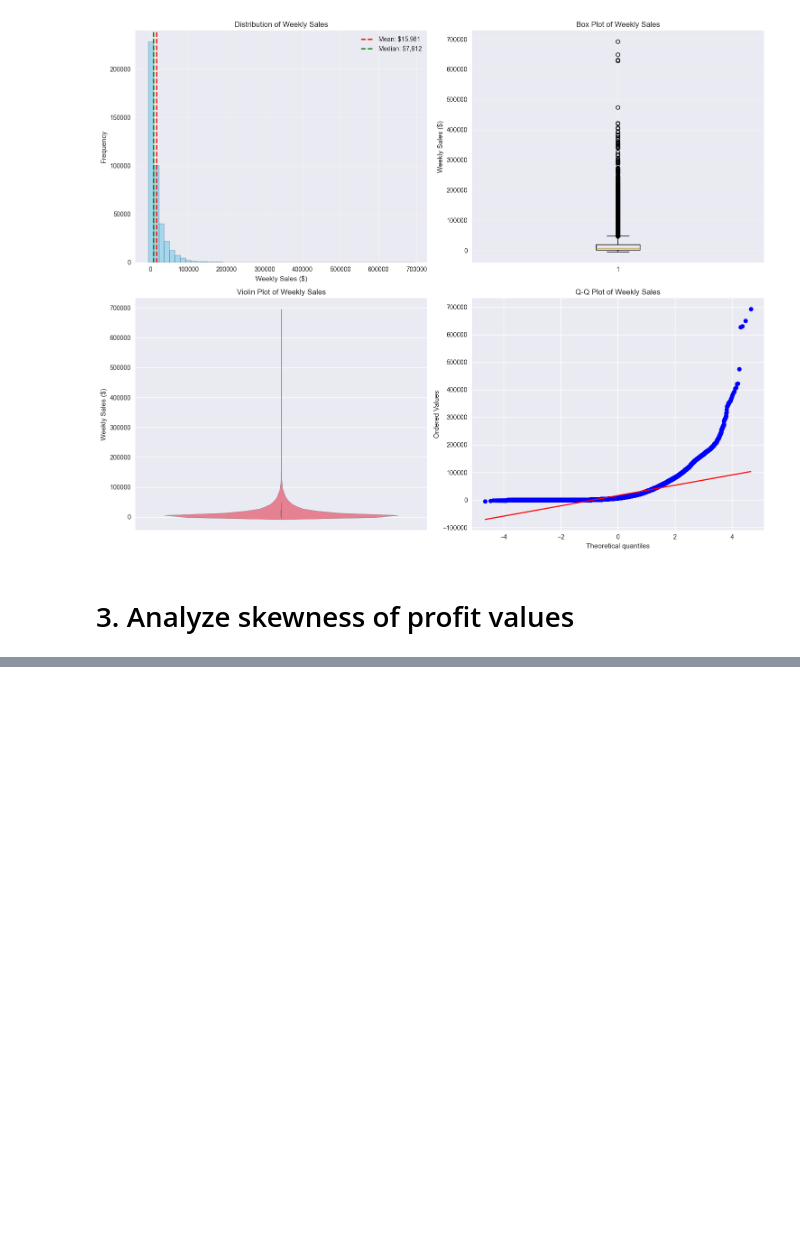
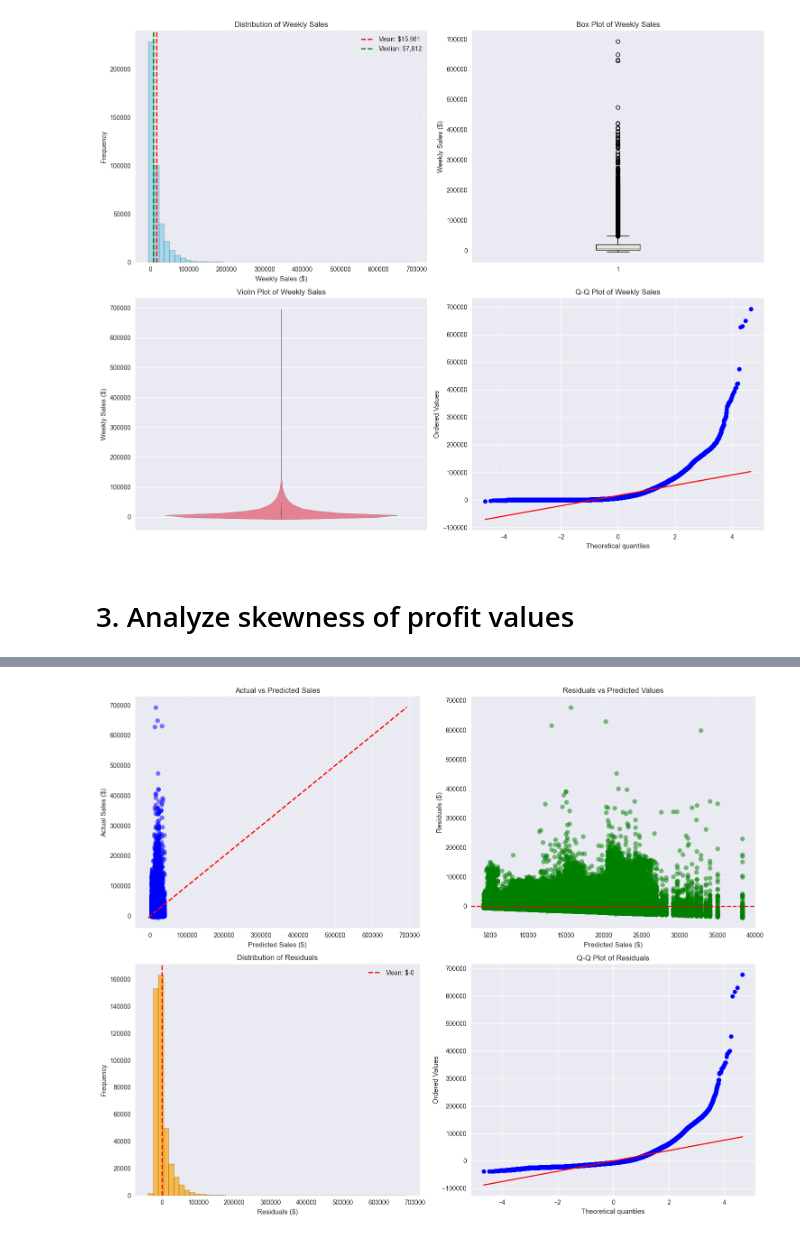
Before and after one commit to Mpitula/Retail-Sales-Forecasting-Statistical-Analysis, a Jupyter notebook: main.ipynb, the cells around one changed output, grey strips where cells are left out. Cells and saved outputs as stored; diff of their text form; code cells hidden in the pictures; blank space fills up the shorter version.

```diff
--- a/main.ipynb
+++ b/main.ipynb
@@ -239,0 +635,38 @@ Unemployment: Skewness = 1.1837
+# %%
+# Visualize regression results and residuals
+fig, axes = plt.subplots(2, 2, figsize=(15, 12))
+
+# Actual vs Predicted
+axes[0,0].scatter(y_pred, y, alpha=0.5, color='blue')
+axes[0,0].plot([y.min(), y.max()], [y.min(), y.max()], 'r--', lw=2)
+axes[0,0].set_xlabel('Predicted Sales ($)')
+axes[0,0].set_ylabel('Actual Sales ($)')
+axes[0,0].set_title('Actual vs Predicted Sales')
+axes[0,0].grid(True, alpha=0.3)
+
+# Residuals vs Predicted
+axes[0,1].scatter(y_pred, residuals, alpha=0.5, color='green')
+axes[0,1].axhline(y=0, color='r', linestyle='--')
+axes[0,1].set_xlabel('Predicted Sales ($)')
+axes[0,1].set_ylabel('Residuals ($)')
+axes[0,1].set_title('Residuals vs Predicted Values')
+axes[0,1].grid(True, alpha=0.3)
+
+# Distribution of residuals
+axes[1,0].hist(residuals, bins=50, alpha=0.7, color='orange', edgecolor='black')
+axes[1,0].axvline(residuals.mean(), color='red', linestyle='--', linewidth=2,
+                  label=f'Mean: ${residuals.mean():,.0f}')
+axes[1,0].set_xlabel('Residuals ($)')
+axes[1,0].set_ylabel('Frequency')
+axes[1,0].set_title('Distribution of Residuals')
+axes[1,0].legend()
+axes[1,0].grid(True, alpha=0.3)
+
+# Q-Q plot of residuals
+stats.probplot(residuals, dist="norm", plot=axes[1,1])
+axes[1,1].set_title('Q-Q Plot of Residuals')
+
+plt.tight_layout()
+plt.show()
+# %% [output]
+[figure, added]
```
Also changed, not shown: parts of 21 cells of this notebook.
